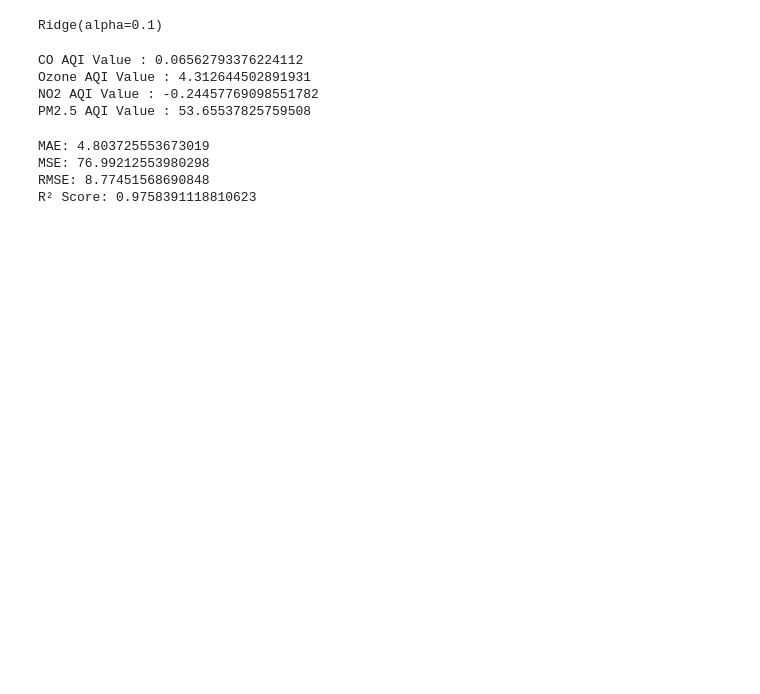
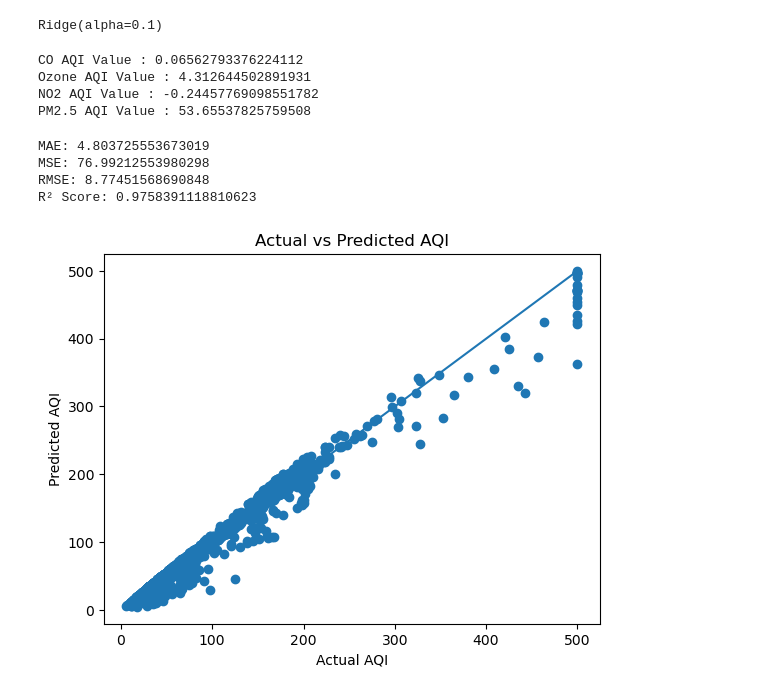
Before and after one commit to VidyaNayak02/Global-Air-Pollution-Multivariate-Linear-Regression, a Jupyter notebook: Codes/Ridge using standard scalar.ipynb, the cells around one changed output. Drawn from its saved outputs; the diff is of its cells as text; code cells hidden in the pictures; blank space fills up the shorter version.

```diff
--- a/Codes/Ridge using standard scalar.ipynb
+++ b/Codes/Ridge using standard scalar.ipynb
@@ -82,3 +82,20 @@ MAE: 4.803725553673019
 MSE: 76.99212553980298
 RMSE: 8.77451568690848
 R² Score: 0.9758391118810623
+# %%
+
+plt.scatter(y_test, y_pred_ridge)
+
+# Perfect prediction line
+plt.plot(
+    [y_test.min(), y_test.max()],
+    [y_test.min(), y_test.max()]
+)
+
+plt.xlabel("Actual AQI")
+plt.ylabel("Predicted AQI")
+plt.title("Actual vs Predicted AQI")
+
+plt.show()
+# %% [output]
+[figure, added]
```
